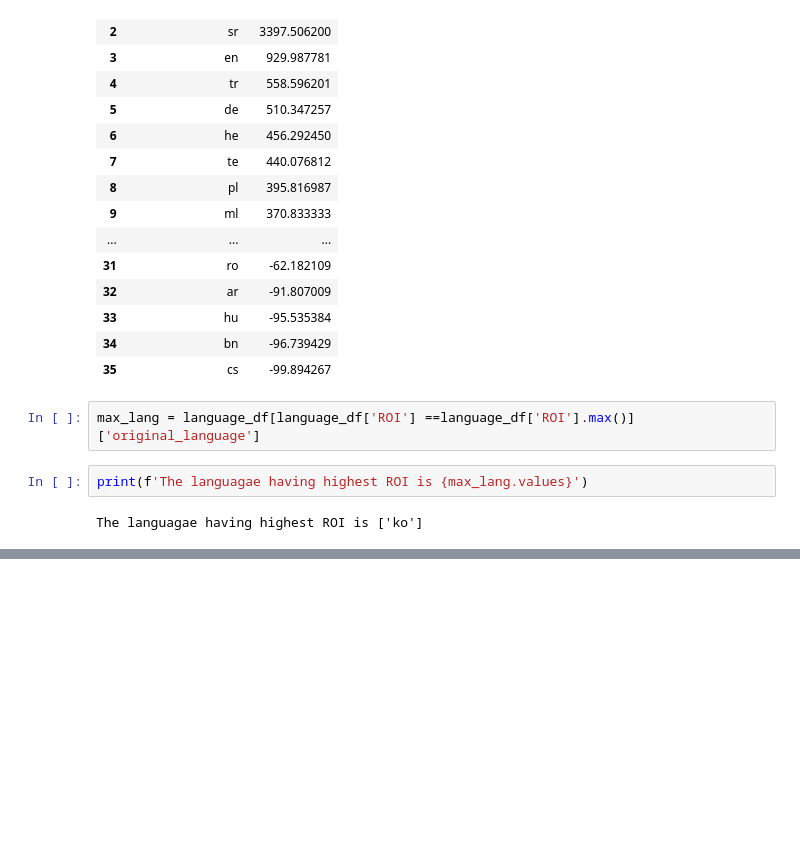
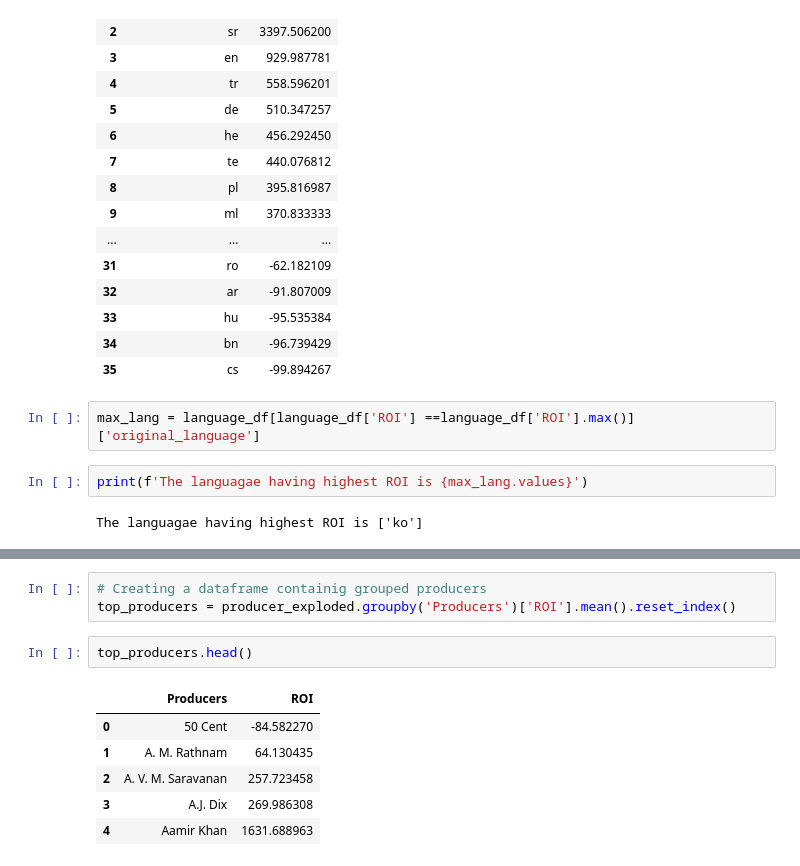
Before and after one commit to Laxmi884/EDA_IMDB_DataSet, a Jupyter notebook: EDA_on_IMDB_Dataset.ipynb, the cells around one changed output, grey strips where cells are left out. Cells and saved outputs as stored; diff of their text form; blank space fills up the shorter version.

```diff
--- a/EDA_on_IMDB_Dataset.ipynb
+++ b/EDA_on_IMDB_Dataset.ipynb
@@ -202,0 +311,12 @@ The languagae having highest ROI is ['ko']
+# %%
+# Creating a dataframe containig grouped producers
+top_producers = producer_exploded.groupby('Producers')['ROI'].mean().reset_index()
+# %%
+top_producers.head()
+# %% [output]
+|  | Producers | ROI |
+| 0 | 50 Cent | -84.582270 |
+| 1 | A. M. Rathnam | 64.130435 |
+| 2 | A. V. M. Saravanan | 257.723458 |
+| 3 | A.J. Dix | 269.986308 |
+| 4 | Aamir Khan | 1631.688963 |
```
Also changed, not shown: parts of 19 cells of this notebook.
